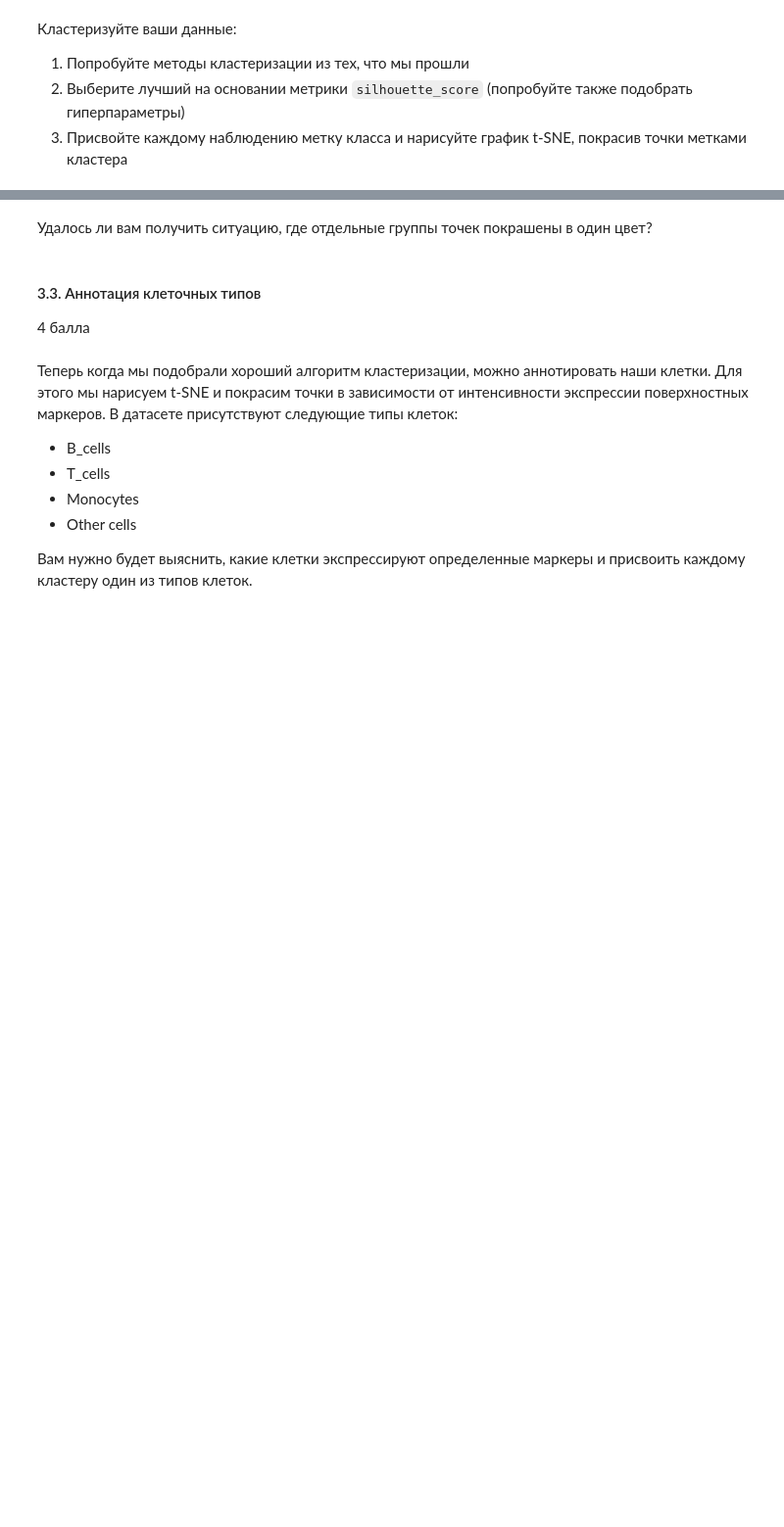
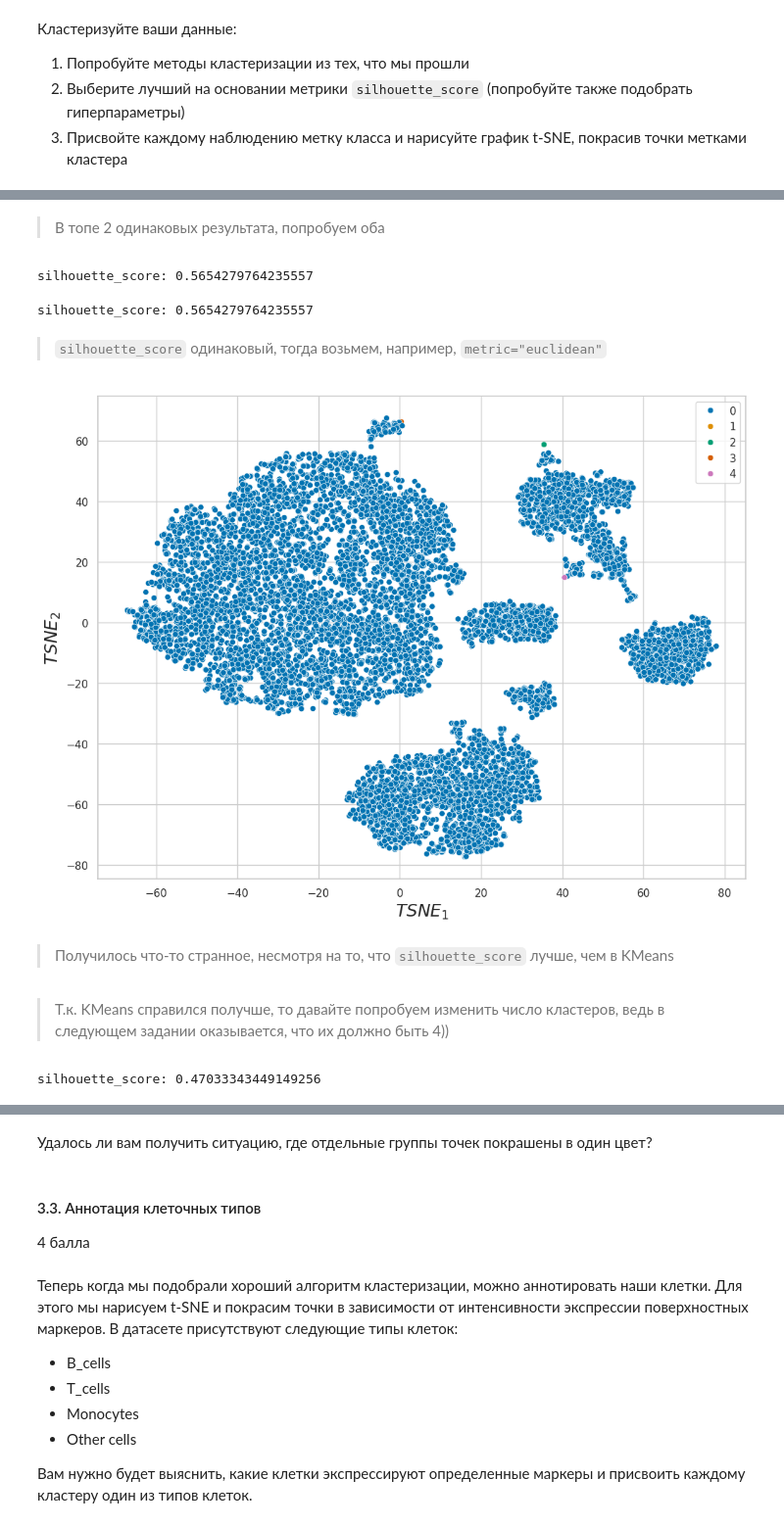
Before and after one commit to ArtemVaska/BI-ML-2024, a Jupyter notebook: lecture_3_unsupervised_learning/homework/code/Cluster_tSNE.ipynb, the cells around one changed output, grey strips where cells are left out. Shown at 98% size. Cells and saved outputs as stored; diff of their text form; code cells hidden in the pictures; blank space fills up the shorter version.

```diff
--- a/lecture_3_unsupervised_learning/homework/code/Cluster_tSNE.ipynb
+++ b/lecture_3_unsupervised_learning/homework/code/Cluster_tSNE.ipynb
@@ -479,0 +516,34 @@ tsne_res = plot_tsne(fc_data)
+# %% [markdown]
+> В топе 2 одинаковых результата, попробуем оба
+# %%
+hierarchical_model_1 = AgglomerativeClustering(n_clusters=5, linkage="single", metric="euclidean")
+y_pred = hierarchical_model_1.fit_predict(scale_clean_fc_data)
+silhouette = silhouette_score(scale_clean_fc_data, y_pred)
+print(f"silhouette_score: {silhouette}")
+# %% [output]
+silhouette_score: 0.5654279764235557
+# %%
+hierarchical_model_2 = AgglomerativeClustering(n_clusters=5, linkage="single", metric="minkowski")
+y_pred = hierarchical_model_2.fit_predict(scale_clean_fc_data)
+silhouette = silhouette_score(scale_clean_fc_data, y_pred)
+print(f"silhouette_score: {silhouette}")
+# %% [output]
+silhouette_score: 0.5654279764235557
+# %% [markdown]
+> `silhouette_score` одинаковый, тогда возьмем, например, `metric="euclidean"`
+# %%
+tsne_res_agg = plot_tsne(scale_clean_fc_data, color=y_pred)
+# %% [output]
+[figure, added]
+# %% [markdown]
+> Получилось что-то странное, несмотря на то, что `silhouette_score` лучше, чем в KMeans
+# %% [markdown]
+> Т.к. KMeans справился получше, то давайте попробуем изменить число кластеров, ведь в следующем задании оказывается, что их должно быть 4))
+# %%
+kmeans_model_2 = KMeans(n_clusters=4)
+kmeans_model_2.fit(scale_clean_fc_data)
+y_pred = kmeans_model_2.predict(scale_clean_fc_data)
+silhouette = silhouette_score(scale_clean_fc_data, y_pred)
+print(f"silhouette_score: {silhouette}")
+# %% [output]
+silhouette_score: 0.47033343449149256
```
Also changed, not shown: parts of 16 cells of this notebook.
